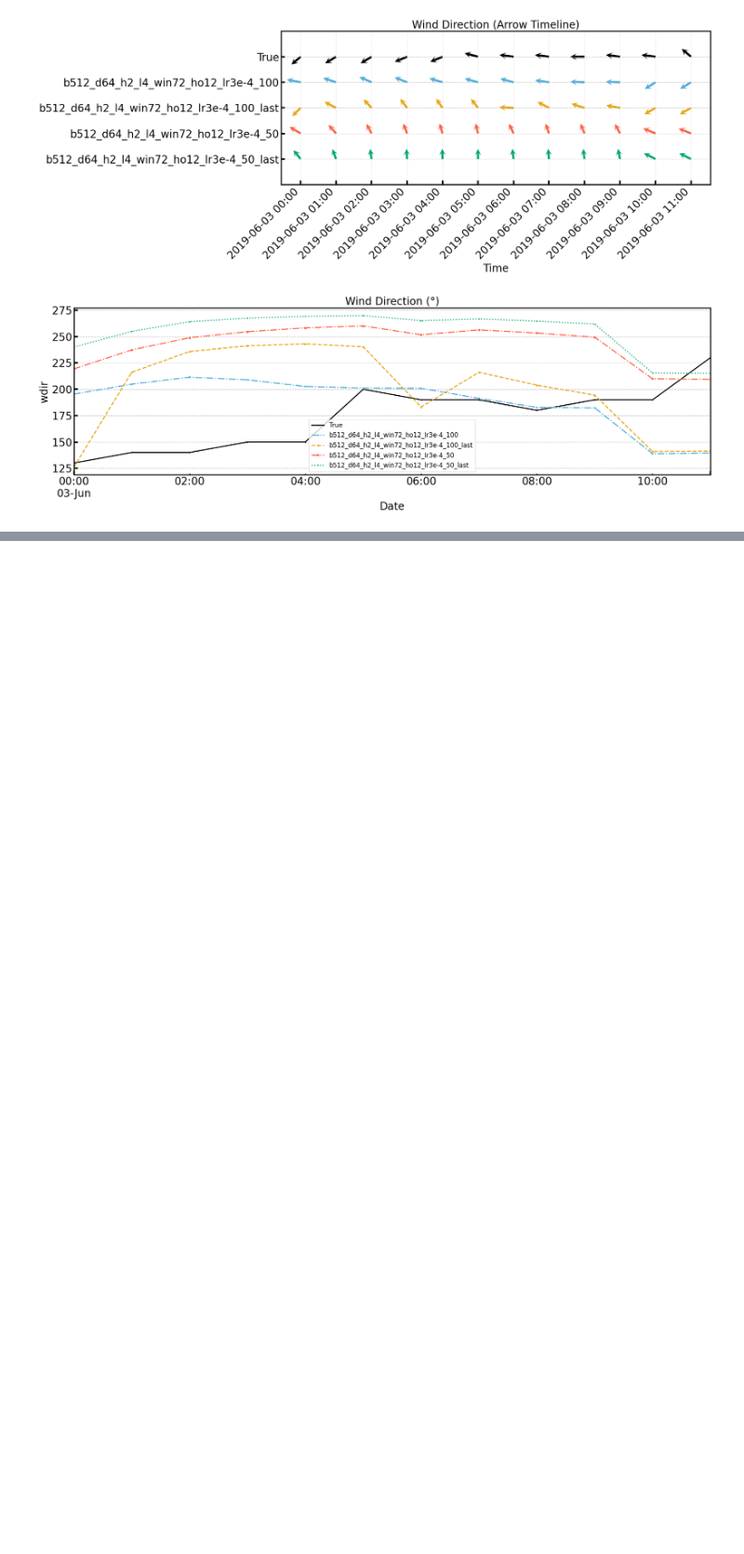
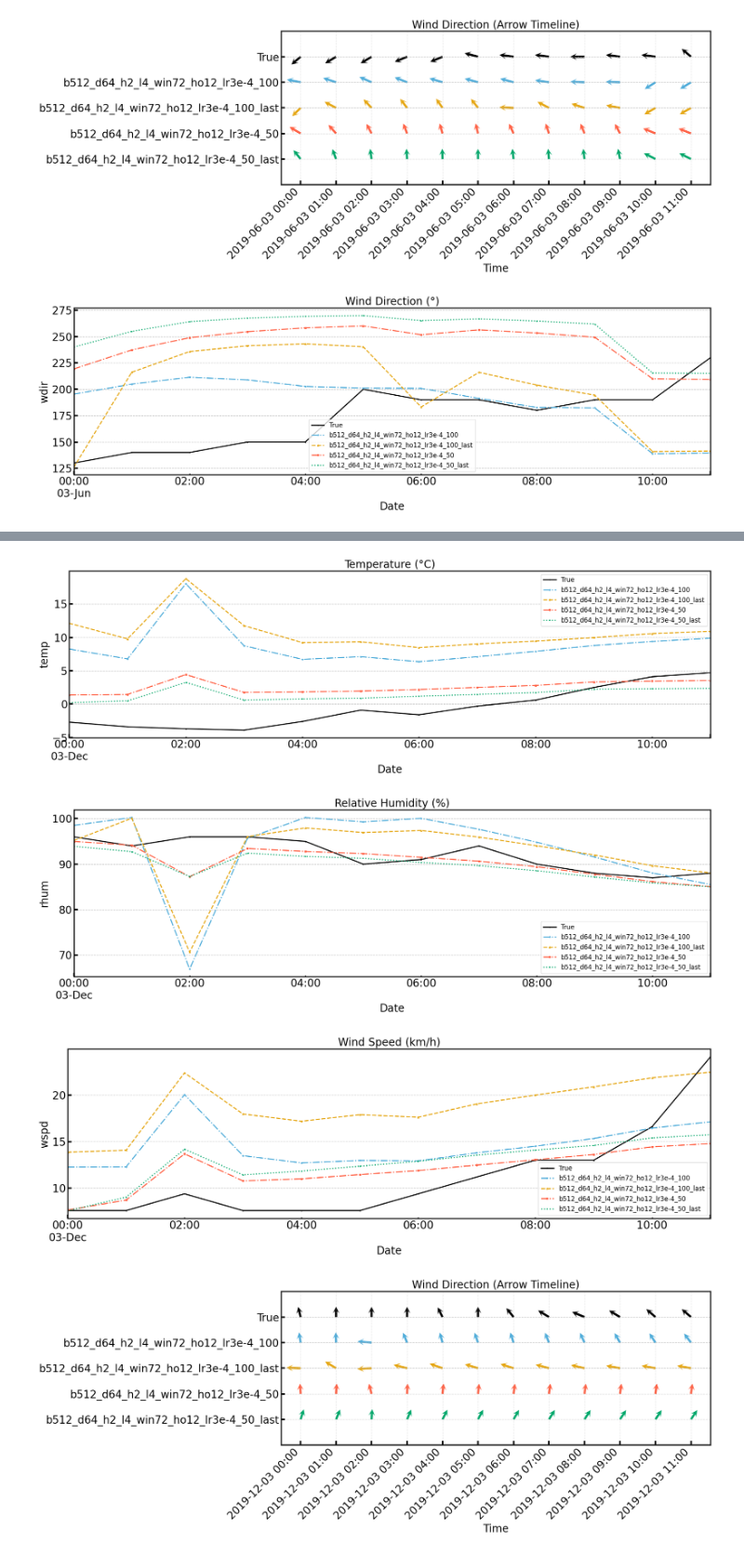
Before and after one commit to KUcyans/MeteoFormer, a Jupyter notebook: PredictionPerformance.ipynb, the cells around one changed output, grey strips where cells are left out. Shown at 93% size. Cells and saved outputs as stored; diff of their text form; code cells hidden in the pictures; blank space fills up the shorter version.

```diff
--- a/PredictionPerformance.ipynb
+++ b/PredictionPerformance.ipynb
@@ -85,3 +92,10 @@ prediction_files = {
+# %%
+prediction_files_dec = {
+    "b512_d64_h2_l4_win72_ho12_lr3e-4_100": base+"prediction/20251116/014137/20251117_142939_epoch-13-val_loss-0.0811(20191203_0000).csv",
+    "b512_d64_h2_l4_win72_ho12_lr3e-4_100_last": base+"prediction/20251116/014137/20251117_143018_last(20191203_0000).csv",
+    "b512_d64_h2_l4_win72_ho12_lr3e-4_50": base+"prediction/20251116/201436/20251117_143310_epoch-27-val_loss-0.0836(20191203_0000).csv",
+    "b512_d64_h2_l4_win72_ho12_lr3e-4_50_last": base+"prediction/20251116/201436/20251117_143338_last(20191203_0000).csv",
+}
 # %%
 # df_pred = pd.read_csv(prediction_files["b256_d64_h2_l4_win24_ho12_lr1e-4"])
 # df_pred.columns
@@ -410,0 +425,12 @@ compare_models_per_feature(
+# %%
+compare_models_per_feature(
+    prediction_files_dec,
+    features=['temp', 'rhum', 'wspd', 'wdir'],
+    titles=['Temperature (°C)', 'Relative Humidity (%)', 'Wind Speed (km/h)', 'Wind Direction (°)'],
+    start_time = datetime(2019, 12, 3, 0, 0)
+)
+# %% [output]
+[figure, added]
+[figure, added]
+[figure, added]
+[figure, added]
```
Also changed, not shown: parts of 6 cells of this notebook, 2 other files.
